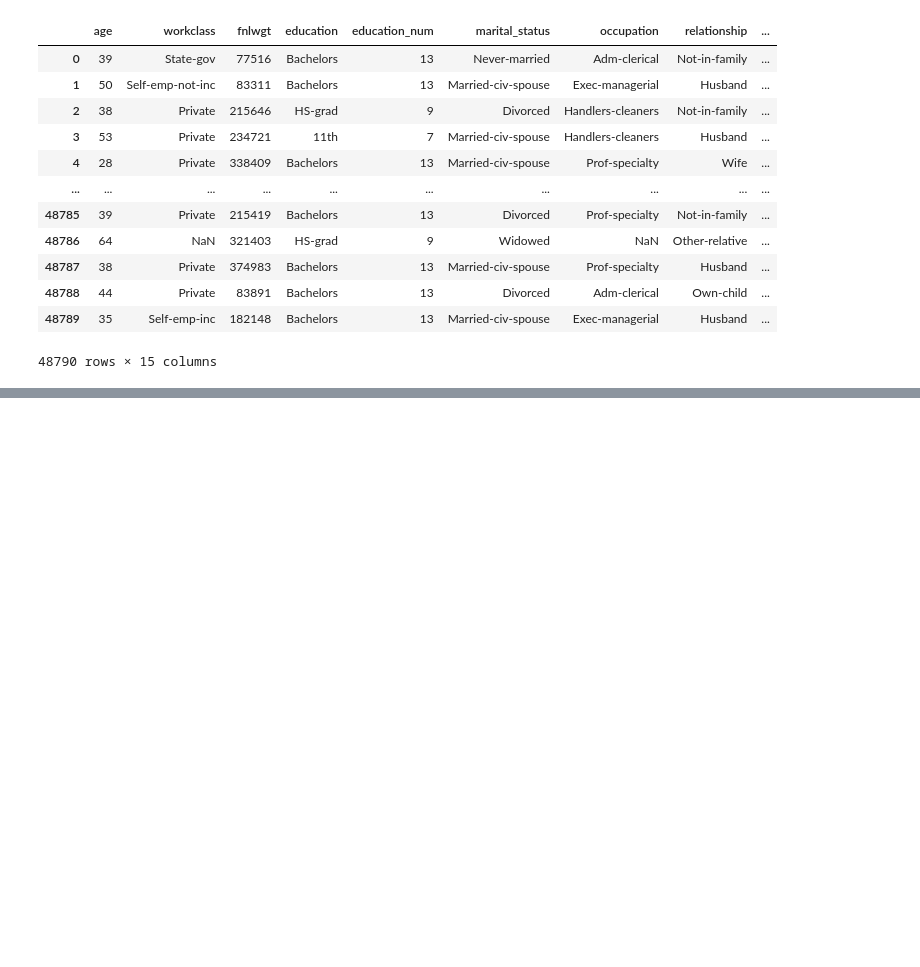
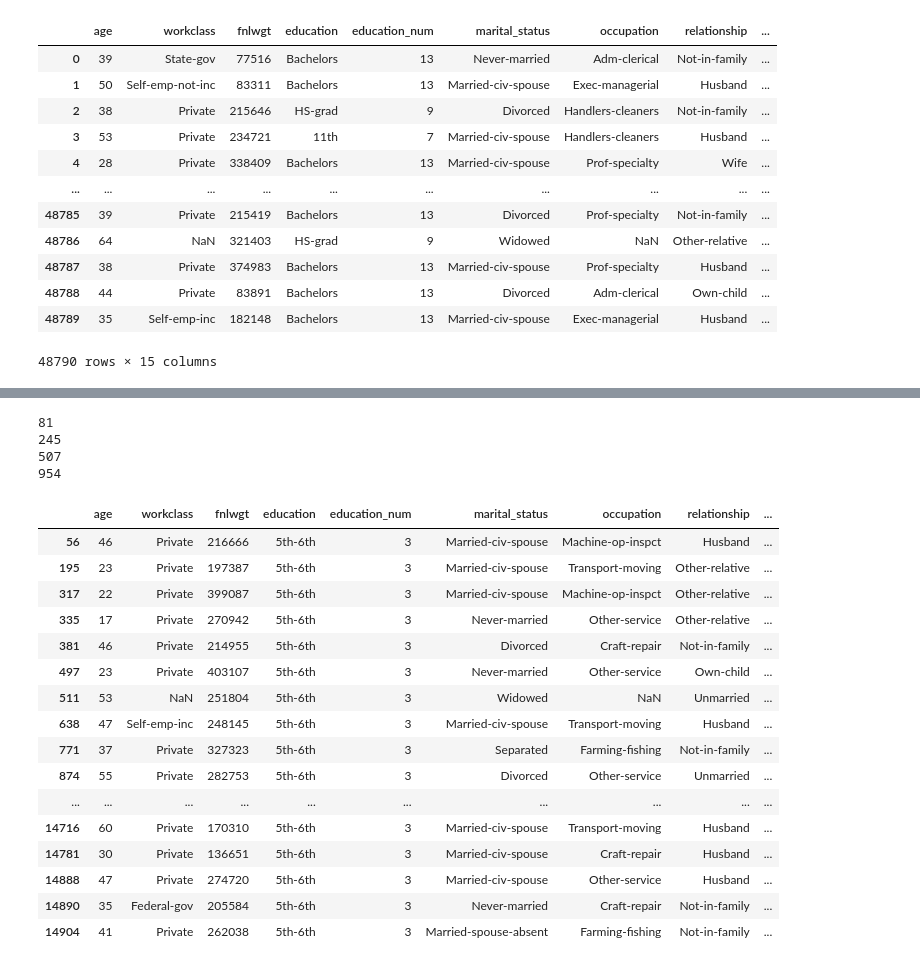
Before and after one commit to raphael-wqwq/census-income-prediction, a Jupyter notebook: dataset_adult.ipynb, the cells around one changed output, grey strips where cells are left out. Saved outputs shown, nothing was run; the diff lists cells and outputs as text; code cells hidden in the pictures; blank space fills up the shorter version.

```diff
--- a/dataset_adult.ipynb
+++ b/dataset_adult.ipynb
@@ -26,0 +54,30 @@ print(type(data.frame))  # <class 'pandas.core.frame.DataFrame'>
+# %%
+pd.set_option('display.max_rows', 500)
+df.sort_values(['education_num'], ascending= True)
+print(len(df[df['education_num'] == 1]))
+print(len(df[df['education_num'] == 2]))
+print(len(df[df['education_num'] == 3]))
+print(len(df[df['education_num'] == 4]))
+df[df['education_num'] == 3].head(150)
+# %% [output]
+81
+245
+507
+954
+|  | age | workclass | fnlwgt | education | education_num | marital_status | occupation | relationship | ... |
+| 56 | 46 | Private | 216666 | 5th-6th | 3 | Married-civ-spouse | Machine-op-inspct | Husband | ... |
+| 195 | 23 | Private | 197387 | 5th-6th | 3 | Married-civ-spouse | Transport-moving | Other-relative | ... |
+| 317 | 22 | Private | 399087 | 5th-6th | 3 | Married-civ-spouse | Machine-op-inspct | Other-relative | ... |
+| 335 | 17 | Private | 270942 | 5th-6th | 3 | Never-married | Other-service | Other-relative | ... |
+| 381 | 46 | Private | 214955 | 5th-6th | 3 | Divorced | Craft-repair | Not-in-family | ... |
+| 497 | 23 | Private | 403107 | 5th-6th | 3 | Never-married | Other-service | Own-child | ... |
+| 511 | 53 | NaN | 251804 | 5th-6th | 3 | Widowed | NaN | Unmarried | ... |
+| 638 | 47 | Self-emp-inc | 248145 | 5th-6th | 3 | Married-civ-spouse | Transport-moving | Husband | ... |
+| 771 | 37 | Private | 327323 | 5th-6th | 3 | Separated | Farming-fishing | Not-in-family | ... |
+| 874 | 55 | Private | 282753 | 5th-6th | 3 | Divorced | Other-service | Unmarried | ... |
+| ... | ... | ... | ... | ... | ... | ... | ... | ... | ... |
+| 14716 | 60 | Private | 170310 | 5th-6th | 3 | Married-civ-spouse | Transport-moving | Husband | ... |
+| 14781 | 30 | Private | 136651 | 5th-6th | 3 | Married-civ-spouse | Craft-repair | Husband | ... |
+| 14888 | 47 | Private | 274720 | 5th-6th | 3 | Married-civ-spouse | Other-service | Husband | ... |
+| 14890 | 35 | Federal-gov | 205584 | 5th-6th | 3 | Never-married | Craft-repair | Not-in-family | ... |
+| 14904 | 41 | Private | 262038 | 5th-6th | 3 | Married-spouse-absent | Farming-fishing | Not-in-family | ... |
```
Also changed, not shown: parts of 14 cells of this notebook, 1 other file.
